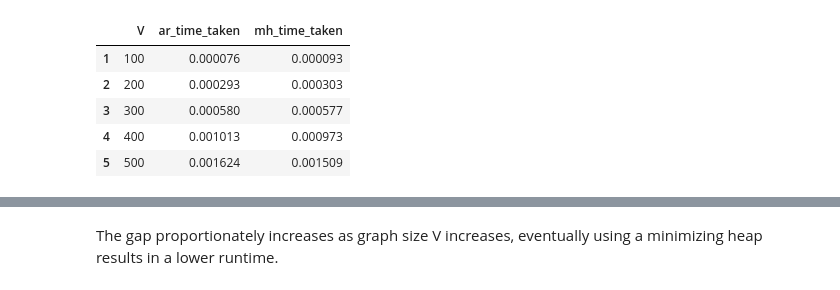
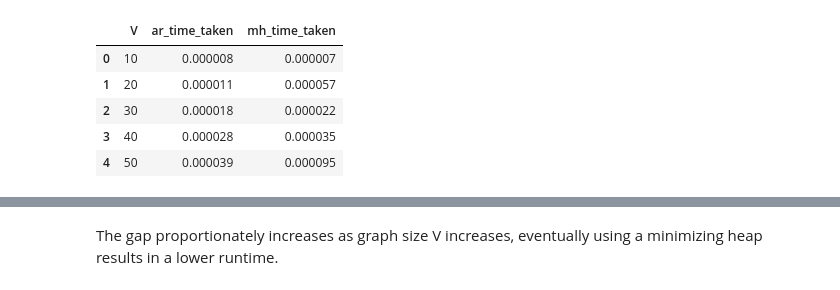
Before and after one commit to yijisuk/SC2001-Lab2-Dijkstra, a Jupyter notebook: runtime_data_vis.ipynb, the cells around one changed output, grey strips where cells are left out. Drawn from its saved outputs; the diff is of its cells as text; code cells hidden in the pictures.

```diff
--- a/runtime_data_vis.ipynb
+++ b/runtime_data_vis.ipynb
@@ -2,25 +2,35 @@
 import os
 import pandas as pd
 
-dfs = []
+incomplete_graphs, complete_graphs = [], []
 for i in range(5):
 
-    df = pd.read_csv(os.path.join("data", f"graphs_rta_{i+1}.csv"))
-    dfs.append(df)
+    mixed_df = pd.read_csv(os.path.join(
+        "data", "incomplete", f"graphs_rta_{i+1}.csv"))
+    organized_df = pd.read_csv(os.path.join(
+        "data", "complete", f"graphs_rta_{i+1}.csv"))
 
-df_agg = pd.concat(dfs)
+    incomplete_graphs.append(mixed_df)
+    complete_graphs.append(organized_df)
 
-grouped = df_agg.groupby('V').agg({
+incomplete_graphs = pd.concat(incomplete_graphs)
+complete_graphs = pd.concat(complete_graphs)
+
+incomplete_graphs_grouped = incomplete_graphs.groupby('V').agg({
     'ar_time_taken': 'mean',
     'mh_time_taken': 'mean'
 }).reset_index()
+
+complete_graphs_grouped = complete_graphs.groupby('V').agg({
+    'ar_time_taken': 'mean',
+    'mh_time_taken': 'mean'
+}).reset_index()
-# %%
-grouped = grouped.iloc[1:]
-grouped.head()
-# %% [output]
-|  | V | ar_time_taken | mh_time_taken |
-| 1 | 100 | 0.000076 | 0.000093 |
-| 2 | 200 | 0.000293 | 0.000303 |
-| 3 | 300 | 0.000580 | 0.000577 |
-| 4 | 400 | 0.001013 | 0.000973 |
-| 5 | 500 | 0.001624 | 0.001509 |
+# %%
+incomplete_graphs_grouped.head()
+# %% [output]
+|  | V | ar_time_taken | mh_time_taken |
+| 0 | 10 | 0.000008 | 0.000007 |
+| 1 | 20 | 0.000011 | 0.000057 |
+| 2 | 30 | 0.000018 | 0.000022 |
+| 3 | 40 | 0.000028 | 0.000035 |
+| 4 | 50 | 0.000039 | 0.000095 |
```
Also changed, not shown: parts of 15 cells of this notebook, 18 other files.
